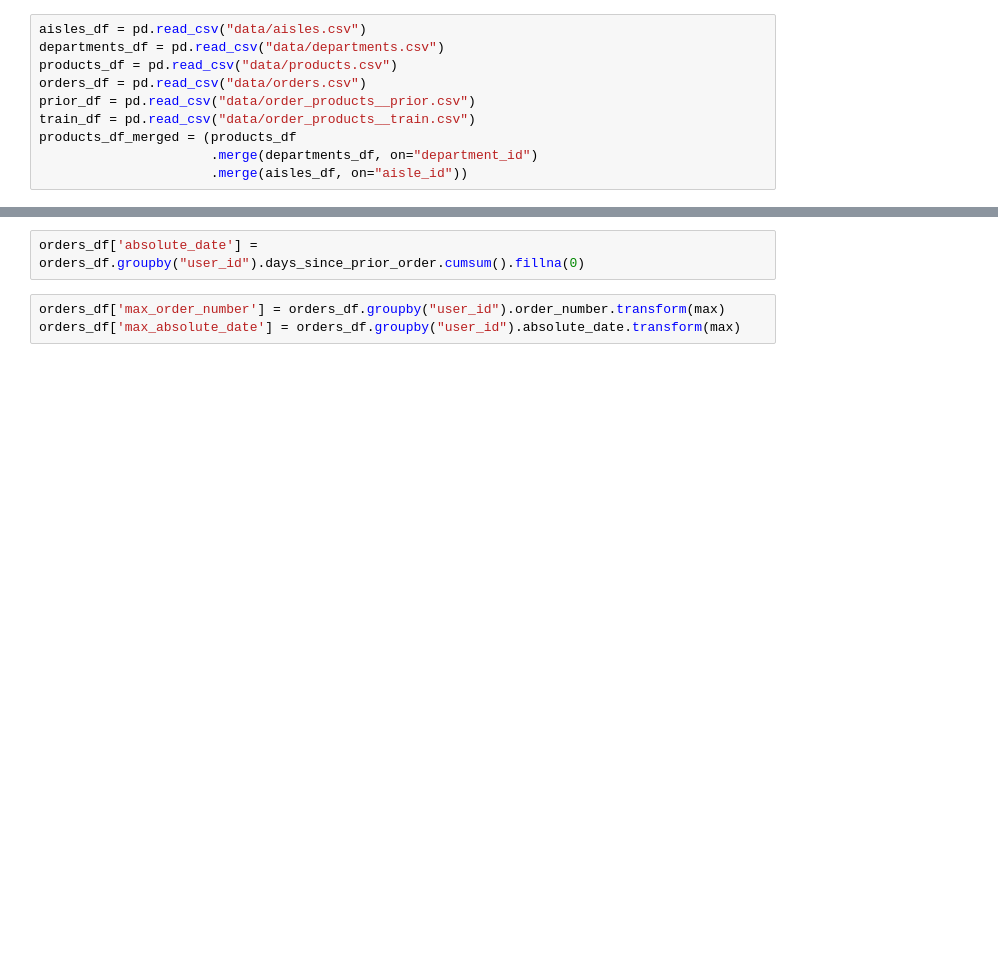
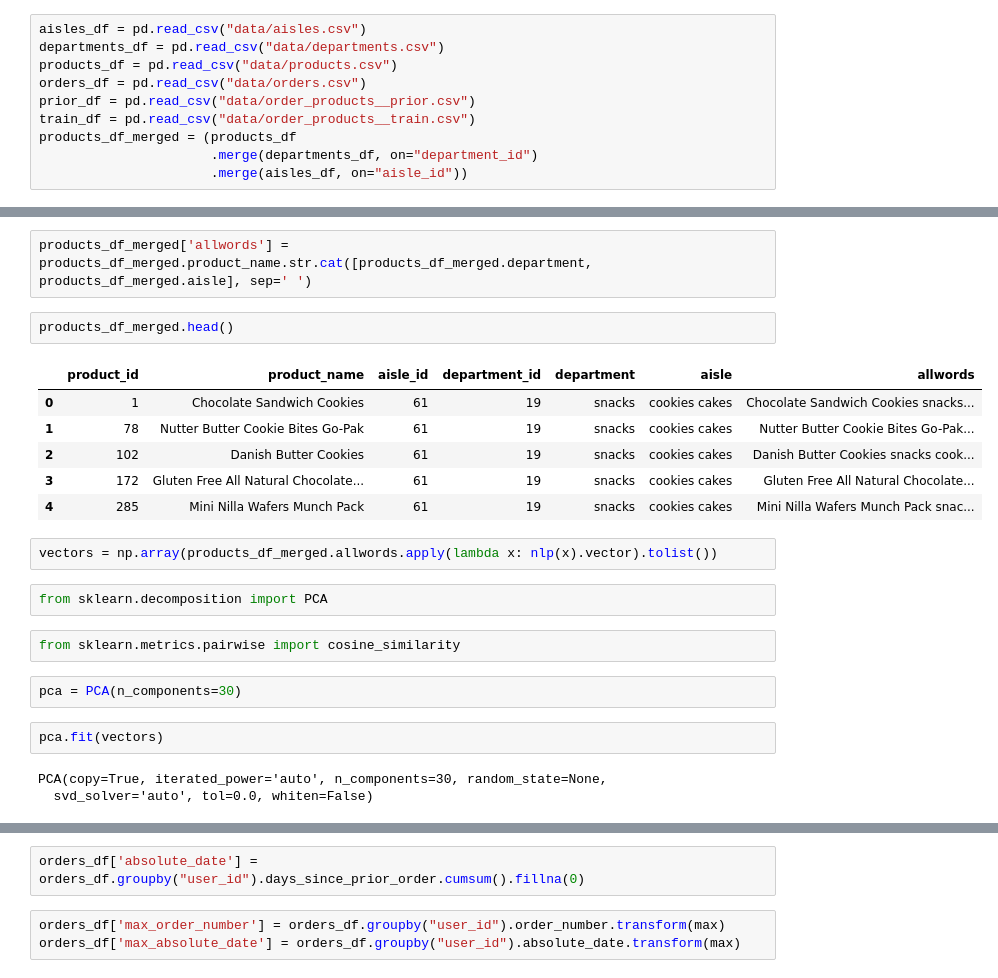
Before and after one commit to alexanderrich/instacart-analysis, a Jupyter notebook: analysis.ipynb, the cells around one changed output, grey strips where cells are left out. Drawn from its saved outputs; the diff is of its cells as text; blank space fills up the shorter version.

```diff
--- a/analysis.ipynb
+++ b/analysis.ipynb
@@ -16,0 +37,24 @@ products_df_merged = (products_df
+# %%
+products_df_merged['allwords'] = products_df_merged.product_name.str.cat([products_df_merged.department, products_df_merged.aisle], sep=' ')
+# %%
+products_df_merged.head()
+# %% [output]
+|  | product_id | product_name | aisle_id | department_id | department | aisle | allwords |
+| 0 | 1 | Chocolate Sandwich Cookies | 61 | 19 | snacks | cookies cakes | Chocolate Sandwich Cookies snacks... |
+| 1 | 78 | Nutter Butter Cookie Bites Go-Pak | 61 | 19 | snacks | cookies cakes | Nutter Butter Cookie Bites Go-Pak... |
+| 2 | 102 | Danish Butter Cookies | 61 | 19 | snacks | cookies cakes | Danish Butter Cookies snacks cook... |
+| 3 | 172 | Gluten Free All Natural Chocolate... | 61 | 19 | snacks | cookies cakes | Gluten Free All Natural Chocolate... |
+| 4 | 285 | Mini Nilla Wafers Munch Pack | 61 | 19 | snacks | cookies cakes | Mini Nilla Wafers Munch Pack snac... |
+# %%
+vectors = np.array(products_df_merged.allwords.apply(lambda x: nlp(x).vector).tolist())
+# %%
+from sklearn.decomposition import PCA
+# %%
+from sklearn.metrics.pairwise import cosine_similarity
+# %%
+pca = PCA(n_components=30)
+# %%
+pca.fit(vectors)
+# %% [output]
+PCA(copy=True, iterated_power='auto', n_components=30, random_state=None,
+  svd_solver='auto', tol=0.0, whiten=False)
```
Also changed, not shown: parts of 56 cells of this notebook, 3 other files.
